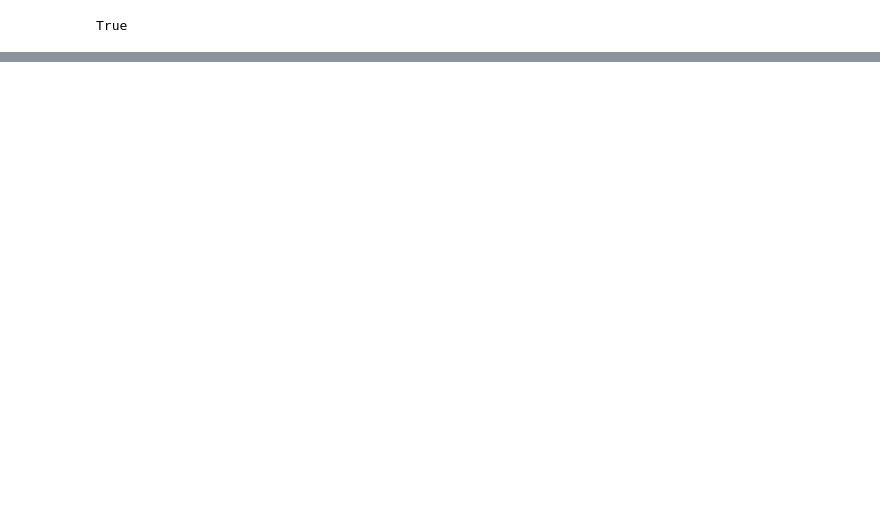
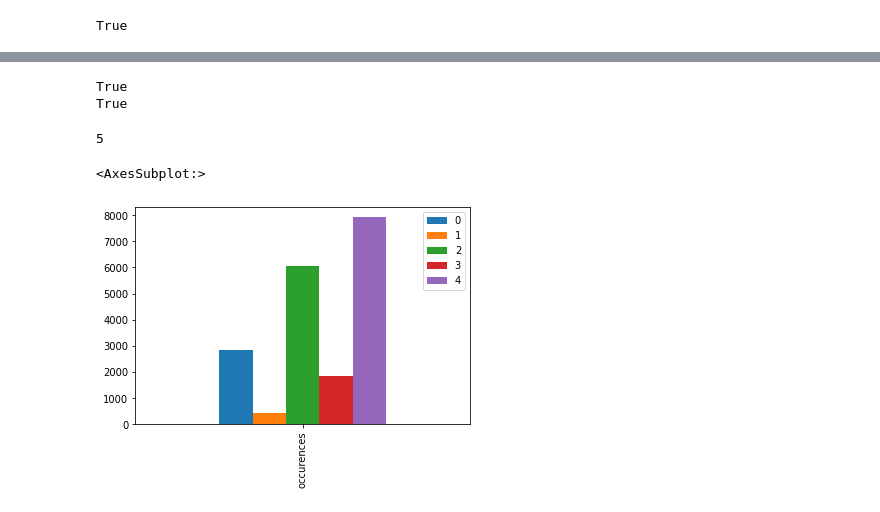
Before and after one commit to aliciaviernes/vizwiz-labels, a Jupyter notebook: classification.ipynb, the cells around one changed output, grey strips where cells are left out. Drawn from its saved outputs; the diff is of its cells as text; code cells hidden in the pictures; blank space fills up the shorter version.

```diff
--- a/classification.ipynb
+++ b/classification.ipynb
@@ -106,0 +121,29 @@ print(len(Dplus))
+# %%
+newest_json = dict()
+for key, value in new_json.items():
+    if key in ids:
+        newest_json[key] = value
+
+print(len(new_json) > len(newest_json))
+print(len(newest_json) == len(ids))
+# %% [output]
+True
+True
+# %%
+DD = dict()
+
+for img in newest_json:
+    for group in newest_json[img]:
+        if group not in DD:
+            DD[group] = 0
+        DD[group] += 1
+
+print(len(DD))
+
+df = pd.DataFrame(DD, index=['occurences'])
+df = df.reindex(sorted(df.columns), axis=1)
+df.plot(kind='bar')
+# %% [output]
+5
+<AxesSubplot:>
+[figure, added]
```
Also changed, not shown: parts of 15 cells of this notebook, 4 other files.
